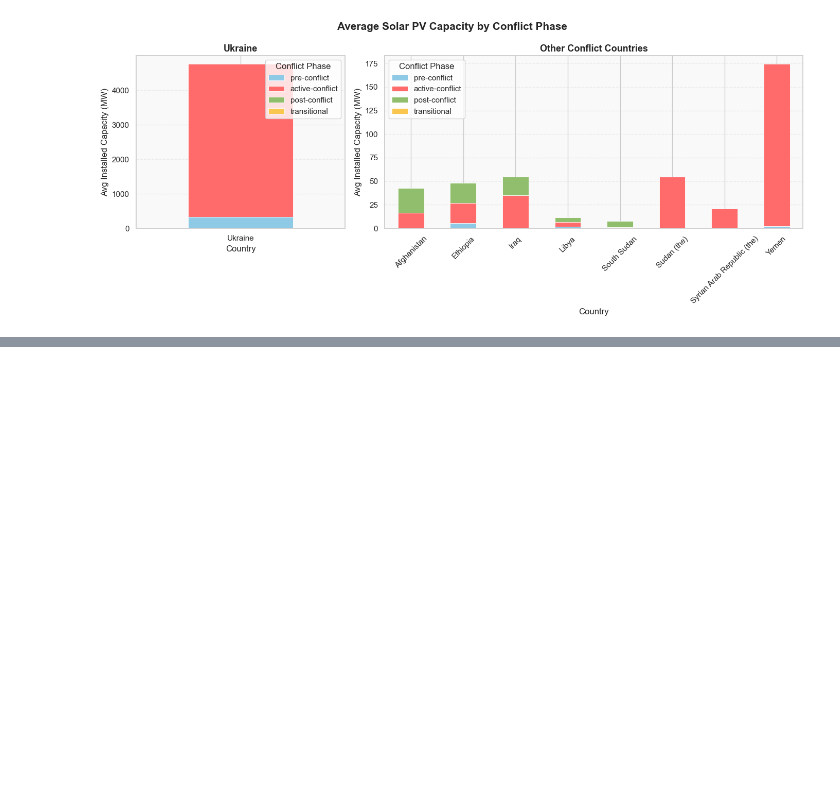
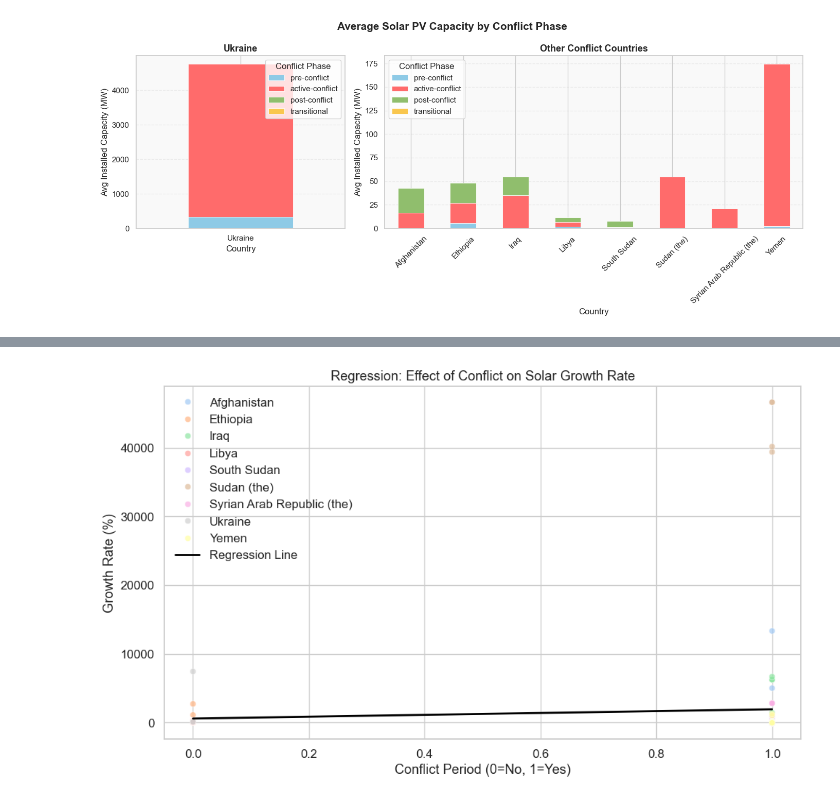
Before and after one commit to MIT-Emerging-Talent/ET6-CDSP-group-08-repo, a Jupyter notebook: 4_data_analysis/phases_analysis.ipynb, the cells around one changed output, grey strips where cells are left out. Saved outputs shown, nothing was run; the diff lists cells and outputs as text; code cells hidden in the pictures; blank space fills up the shorter version.

```diff
--- a/4_data_analysis/phases_analysis.ipynb
+++ b/4_data_analysis/phases_analysis.ipynb
@@ -536,0 +1515,80 @@ plt.show()
+# %%
+import pandas as pd
+import seaborn as sns
+import matplotlib.pyplot as plt
+from sklearn.linear_model import LinearRegression
+import numpy as np
+
+# 1. Filter only solar energy from Total Renewable
+solar_df = df[
+    df["RE or Non-RE"].str.contains("Total Renewable", case=False, na=False)
+    & df["Group Technology"].str.contains("Solar energy", case=False, na=False)
+].copy()
+
+# 2. Make sure relevant columns are numeric
+solar_df["Electricity Installed Capacity (MW)"] = pd.to_numeric(
+    solar_df["Electricity Installed Capacity (MW)"], errors="coerce"
+)
+
+# 3. Sort to calculate year-on-year growth per country
+solar_df = solar_df.sort_values(by=["Country", "Year"])
+
+# 4. Compute growth rate (% change from previous year)
+solar_df["Growth Rate (%)"] = (
+    solar_df.groupby("Country")["Electricity Installed Capacity (MW)"].pct_change()
+    * 100
+)
+
+# 5. Drop missing values in Growth Rate
+solar_df = solar_df.dropna(subset=["Growth Rate (%)"])
+
+# 6. Define active + post conflict as conflict period
+solar_df["Conflict"] = solar_df["Conflict Phase"].apply(
+    lambda x: 1 if str(x).lower() in ["active-conflict", "post-conflict"] else 0
+)
+
+# 7. Simple Regression: Does being in a conflict period affect growth rate?
+X = solar_df[["Conflict"]]
+y = solar_df["Growth Rate (%)"]
+
+model = LinearRegression()
+model.fit(X, y)
+solar_df["Predicted Growth"] = model.predict(X)
+
+# 8. Print regression coefficient and interpretation
+coef = model.coef_[0]
+intercept = model.intercept_
+
+print("Regression Coefficient:", round(coef, 2))
+print("Intercept:", round(intercept, 2))
+
+if coef < 0:
+    print(
+        "⚠️ During conflict periods (active+post), growth in solar capacity decreases on average."
+    )
+elif coef > 0:
+    print("✅ Conflict periods show a positive effect on growth in solar capacity.")
+else:
+    print("➖ Conflict periods show no measurable effect on solar growth rate.")
+
+# 9. Optional: Plot actual vs predicted growth (for interpretation)
+plt.figure(figsize=(10, 6))
+sns.scatterplot(
+    data=solar_df, x="Conflict", y="Growth Rate (%)", hue="Country", alpha=0.7
+)
+sns.lineplot(
+    data=solar_df,
+    x="Conflict",
+    y="Predicted Growth",
+    color="black",
+    linewidth=2,
+    label="Regression Line",
+)
+plt.title("Regression: Effect of Conflict on Solar Growth Rate")
+plt.xlabel("Conflict Period (0=No, 1=Yes)")
+plt.ylabel("Growth Rate (%)")
+plt.legend()
+plt.grid(True)
+plt.tight_layout()
+plt.show()
+# %% [output]
@@ -536,0 +1598 @@ plt.show()
+[figure, added]
```
Also changed, not shown: parts of 5 cells of this notebook.
